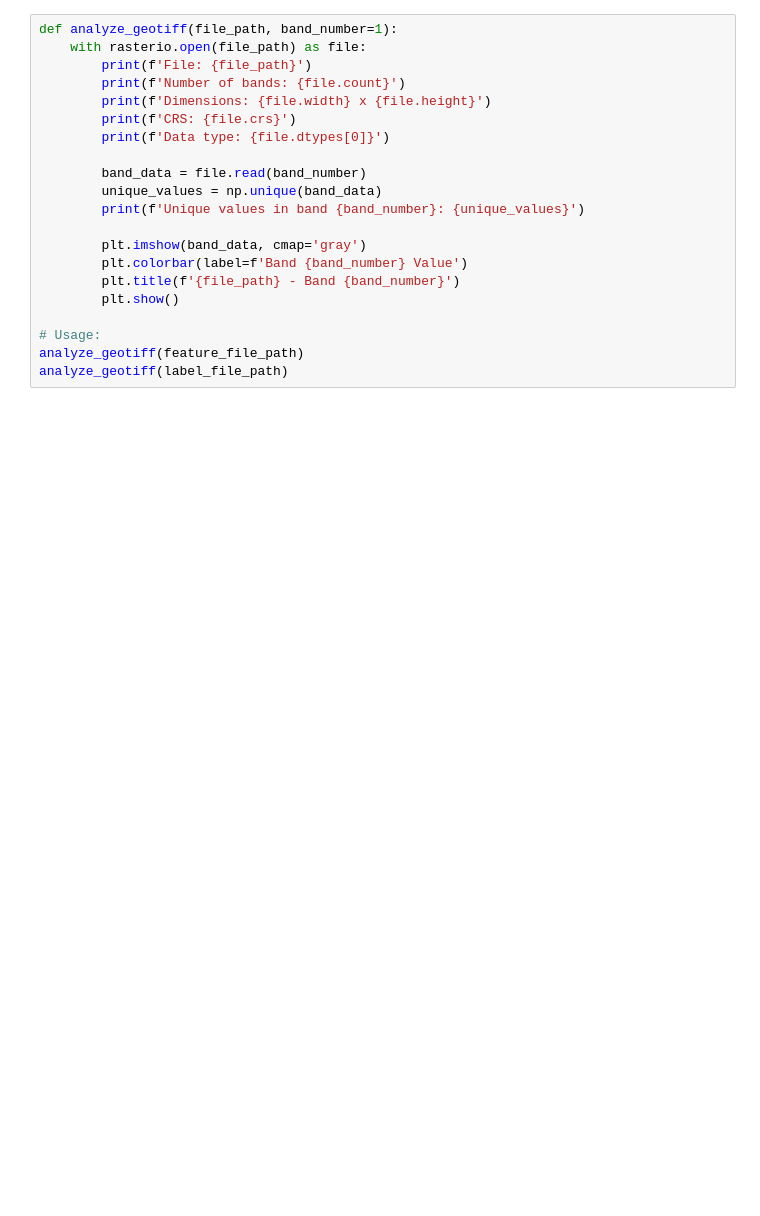
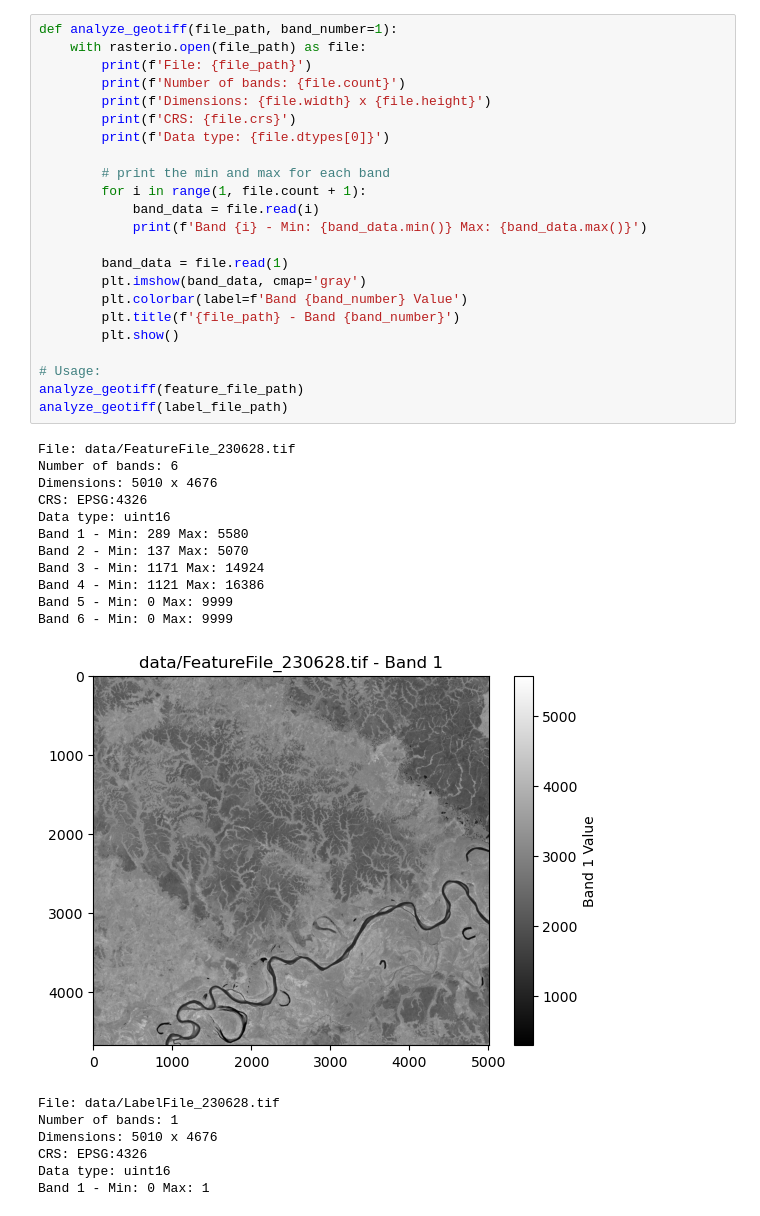
Before and after one commit to Sonicious/BADNet, a Jupyter notebook: BADNet.ipynb, the cells around one changed output. Saved outputs shown, nothing was run; the diff lists cells and outputs as text; blank space fills up the shorter version.

```diff
--- a/BADNet.ipynb
+++ b/BADNet.ipynb
@@ -45,21 +96,42 @@ Loading the files for Features and Labels. The bands are as follows:
 # %%
 def analyze_geotiff(file_path, band_number=1):
     with rasterio.open(file_path) as file:
         print(f'File: {file_path}')
         print(f'Number of bands: {file.count}')
         print(f'Dimensions: {file.width} x {file.height}')
         print(f'CRS: {file.crs}')
         print(f'Data type: {file.dtypes[0]}')
 
-        band_data = file.read(band_number)
-        unique_values = np.unique(band_data)
-        print(f'Unique values in band {band_number}: {unique_values}')
+        # print the min and max for each band
+        for i in range(1, file.count + 1):
+            band_data = file.read(i)
+            print(f'Band {i} - Min: {band_data.min()} Max: {band_data.max()}')
 
+        band_data = file.read(1)
         plt.imshow(band_data, cmap='gray')
         plt.colorbar(label=f'Band {band_number} Value')
         plt.title(f'{file_path} - Band {band_number}')
         plt.show()
 
 # Usage:
 analyze_geotiff(feature_file_path)
 analyze_geotiff(label_file_path)
+# %% [output]
+File: data/FeatureFile_230628.tif
+Number of bands: 6
+Dimensions: 5010 x 4676
+CRS: EPSG:4326
+Data type: uint16
+Band 1 - Min: 289 Max: 5580
+Band 2 - Min: 137 Max: 5070
+Band 3 - Min: 1171 Max: 14924
+Band 4 - Min: 1121 Max: 16386
+Band 5 - Min: 0 Max: 9999
+Band 6 - Min: 0 Max: 9999
+[figure, added]
+File: data/LabelFile_230628.tif
+Number of bands: 1
+Dimensions: 5010 x 4676
+CRS: EPSG:4326
+Data type: uint16
+Band 1 - Min: 0 Max: 1
```
Also changed, not shown: parts of 32 cells of this notebook, 4 other files.
